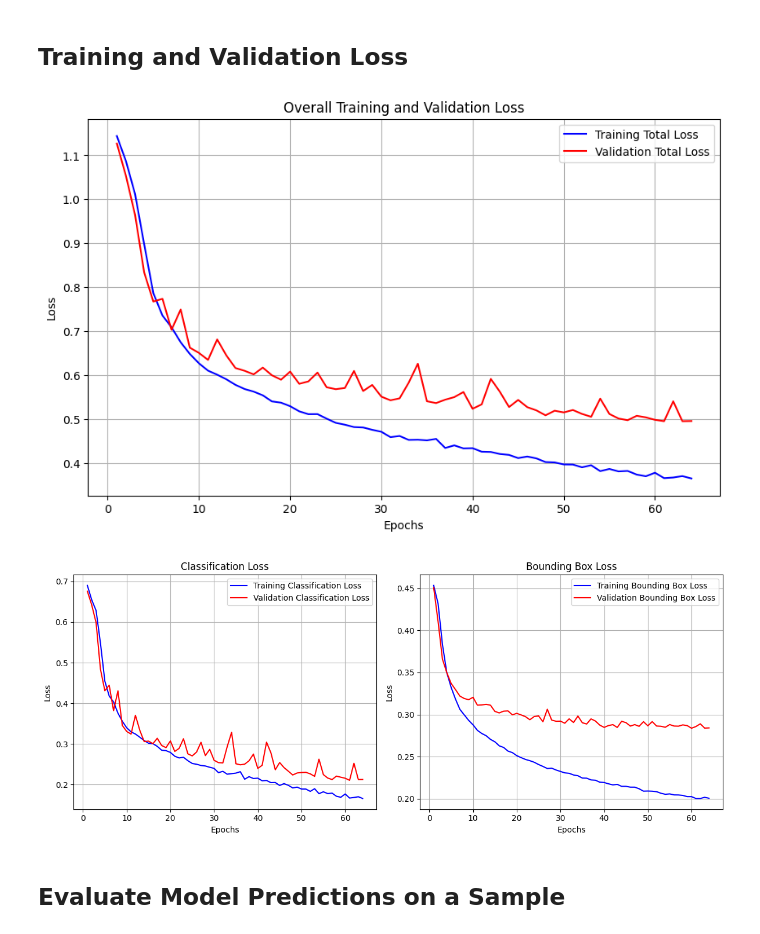
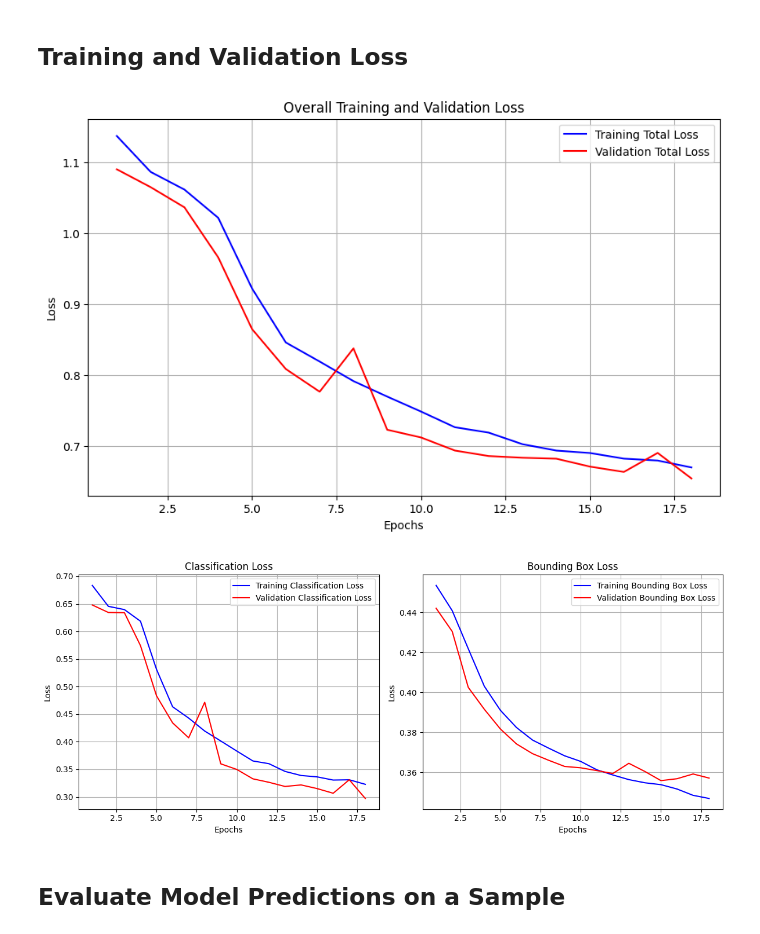
Before and after one commit to Trondster/CS4140, a Jupyter notebook: train/drone-classification.ipynb, the cells around one changed output. Saved outputs shown, nothing was run; the diff lists cells and outputs as text; code cells hidden in the pictures.

```diff
--- a/train/drone-classification.ipynb
+++ b/train/drone-classification.ipynb
@@ -610,7 +600,7 @@ def create_model():
 
     # Now, pass this combined input through a single feature extraction branch
     def feature_extractor_branch(x):
-        x = layers.Conv2D(48, (3,3), strides=2, padding='same')(x)
+        x = layers.Conv2D(42, (3,3), strides=2, padding='same')(x)
         x = layers.ReLU()(x)
 
         x = layers.Conv2D(12, (3,3), strides=2, padding='same')(x)
@@ -680,23 +670,3 @@ Non-trainable params: 0 (0.00 Byte)
 __________________________________________________________________________________________________
 # %% [markdown]
 # Train and Save Model
-# %%
-history = model.fit(
-    x=train_ds,
-    epochs=64,
-    validation_data=val_ds,
-    verbose=1,
-    shuffle=True,
-)
-
-scores = model.evaluate(test_ds, verbose=2)
-print("Test Loss:    ", scores[0])
-
-# If you need to access individual metrics for multi-output models:
-# For classification accuracy:
-print(f"Test Classification Loss: {scores[1]:.4f}")
-print(f"Test Classification Accuracy: {scores[3]:.4f}")
-# For bounding box MSE:
-print(f"Test Bounding Box Loss (MSE): {scores[2]:.4f}")
-
-model.save("drone_detection_model.keras")
@@ -720,0 +673,10 @@ Test Bounding Box Loss (MSE): 0.2820
+# %%
+from tensorflow.keras.callbacks import ModelCheckpoint
+
+checkpoint_cb = ModelCheckpoint(
+    filepath="best_model.keras",
+    monitor="val_class_out_accuracy",
+    save_best_only=True,
+    mode="max",
+    verbose=1
+)
@@ -724,12 +775,12 @@ Test Bounding Box Loss (MSE): 0.2820
 import matplotlib.pyplot as plt
 
 # Extract loss values
-train_loss = history.history['loss']
-val_loss = history.history['val_loss']
-train_class_loss = history.history['class_out_loss']
-val_class_loss = history.history['val_class_out_loss']
-train_bbox_loss = history.history['bbox_out_loss']
-val_bbox_loss = history.history['val_bbox_out_loss']
+train_loss = full_history['loss']
+val_loss = full_history['val_loss']
+train_class_loss = full_history['class_out_loss']
+val_class_loss = full_history['val_class_out_loss']
+train_bbox_loss = full_history['bbox_out_loss']
+val_bbox_loss = full_history['val_bbox_out_loss']
 epochs = range(1, len(train_loss) + 1)
 
 # Figure 1: Overall Training and Validation Loss
@@ -742,35 +793,35 @@ plt.ylabel('Loss')
 plt.legend()
 plt.grid(True)
 plt.show()
 
 # Figure 2: Classification and Bounding Box Losses
 plt.figure(figsize=(12, 5))
 
 # Subplot 1: Classification Loss
 plt.subplot(1, 2, 1) # 1 row, 2 columns, first plot
 plt.plot(epochs, train_class_loss, 'b', label='Training Classification Loss')
 plt.plot(epochs, val_class_loss, 'r', label='Validation Classification Loss')
 plt.title('Classification Loss')
 plt.xlabel('Epochs')
 plt.ylabel('Loss')
 plt.legend()
 plt.grid(True)
 
 # Subplot 2: Bounding Box Loss
 plt.subplot(1, 2, 2) # 1 row, 2 columns, second plot
 plt.plot(epochs, train_bbox_loss, 'b', label='Training Bounding Box Loss')
 plt.plot(epochs, val_bbox_loss, 'r', label='Validation Bounding Box Loss')
 plt.title('Bounding Box Loss')
 plt.xlabel('Epochs')
 plt.ylabel('Loss')
 plt.legend()
 plt.grid(True)
 
 plt.tight_layout() # Adjust layout to prevent overlapping titles/labels
 plt.show()
 # %% [output]
-[figure, old version]
+[figure, new version]
-[figure, old version]
+[figure, new version]
 # %% [markdown]
 ## Evaluate Model Predictions on a Sample
 # %%
```
Also changed, not shown: parts of 17 cells of this notebook.
